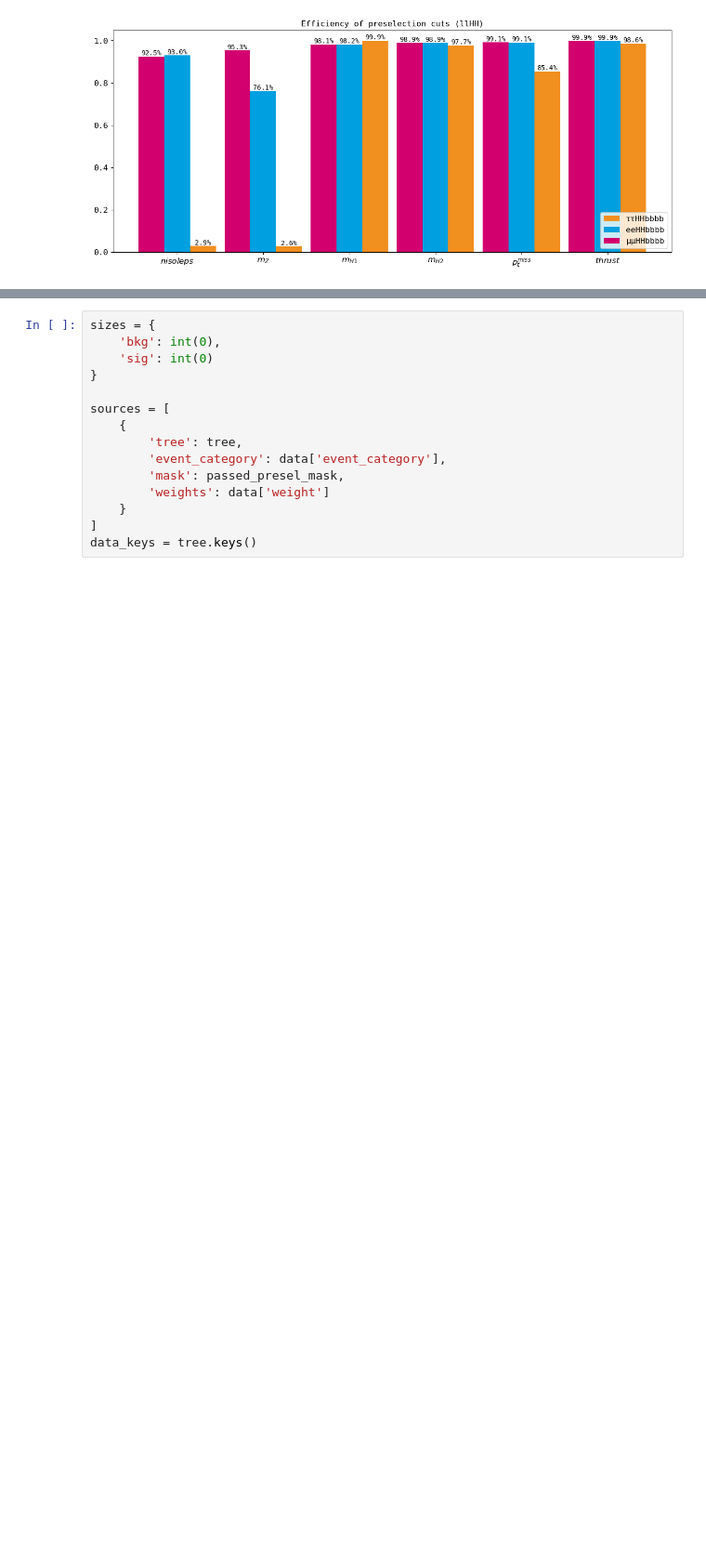
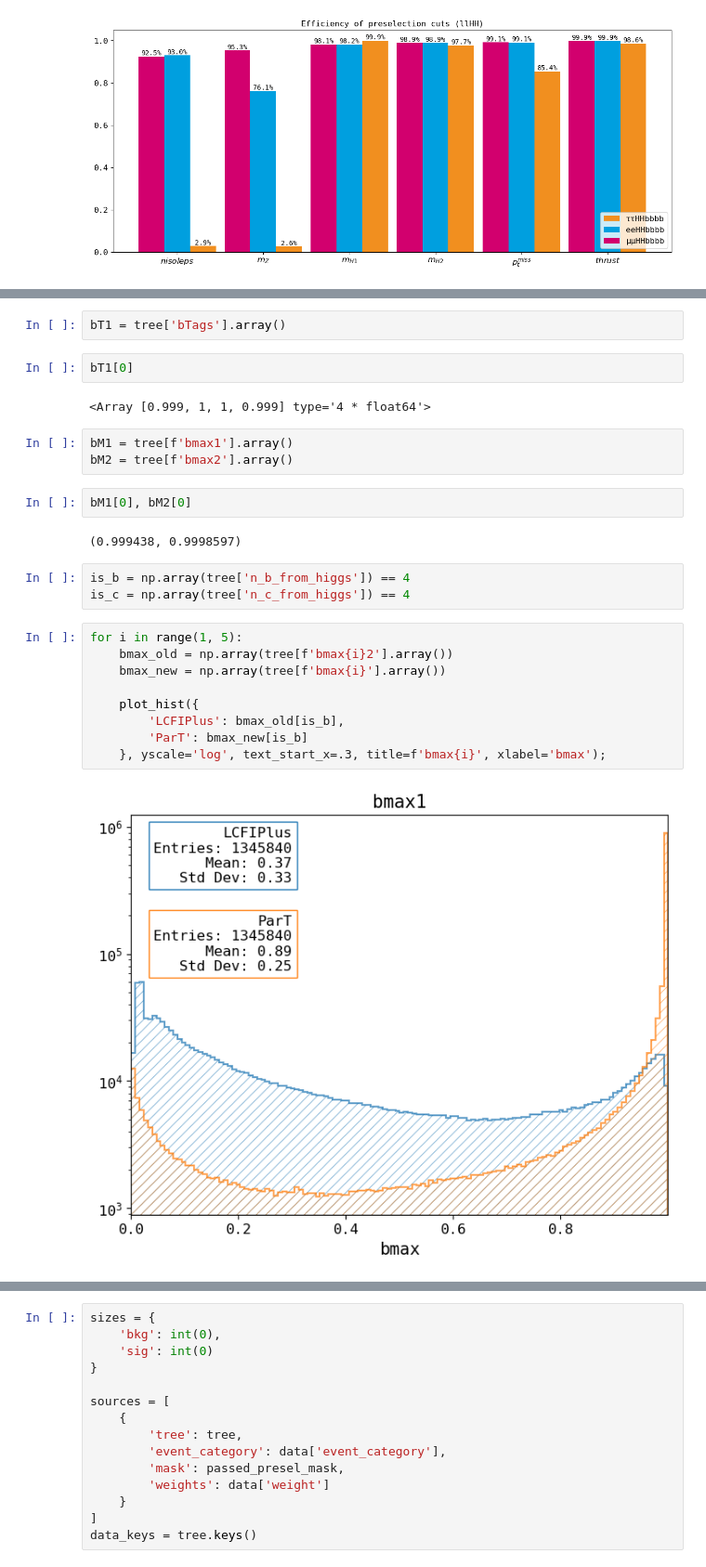
Before and after one commit to ILDAnaSoft/ZHH, a Jupyter notebook: analysis/550-hh-full.ipynb, the cells around one changed output, grey strips where cells are left out. Shown at 93% size. Saved outputs shown, nothing was run; the diff lists cells and outputs as text; blank space fills up the shorter version.

```diff
--- a/analysis/550-hh-full.ipynb
+++ b/analysis/550-hh-full.ipynb
@@ -334,0 +406,27 @@ plot_cut_efficiencies(counts_all, hypothesis='llHH', signal_categories=categorie
+# %%
+bT1 = tree['bTags'].array()
+# %%
+bT1[0]
+# %% [output]
+<Array [0.999, 1, 1, 0.999] type='4 * float64'>
+# %%
+bM1 = tree[f'bmax1'].array()
+bM2 = tree[f'bmax2'].array()
+# %%
+bM1[0], bM2[0]
+# %% [output]
+(0.999438, 0.9998597)
+# %%
+is_b = np.array(tree['n_b_from_higgs']) == 4
+is_c = np.array(tree['n_c_from_higgs']) == 4
+# %%
+for i in range(1, 5):
+    bmax_old = np.array(tree[f'bmax{i}2'].array())
+    bmax_new = np.array(tree[f'bmax{i}'].array())
+
+    plot_hist({
+        'LCFIPlus': bmax_old[is_b],
+        'ParT': bmax_new[is_b]
+    }, yscale='log', text_start_x=.3, title=f'bmax{i}', xlabel='bmax');
+# %% [output]
+[figure, added]
```
Also changed, not shown: parts of 16 cells of this notebook, 17 other files.
